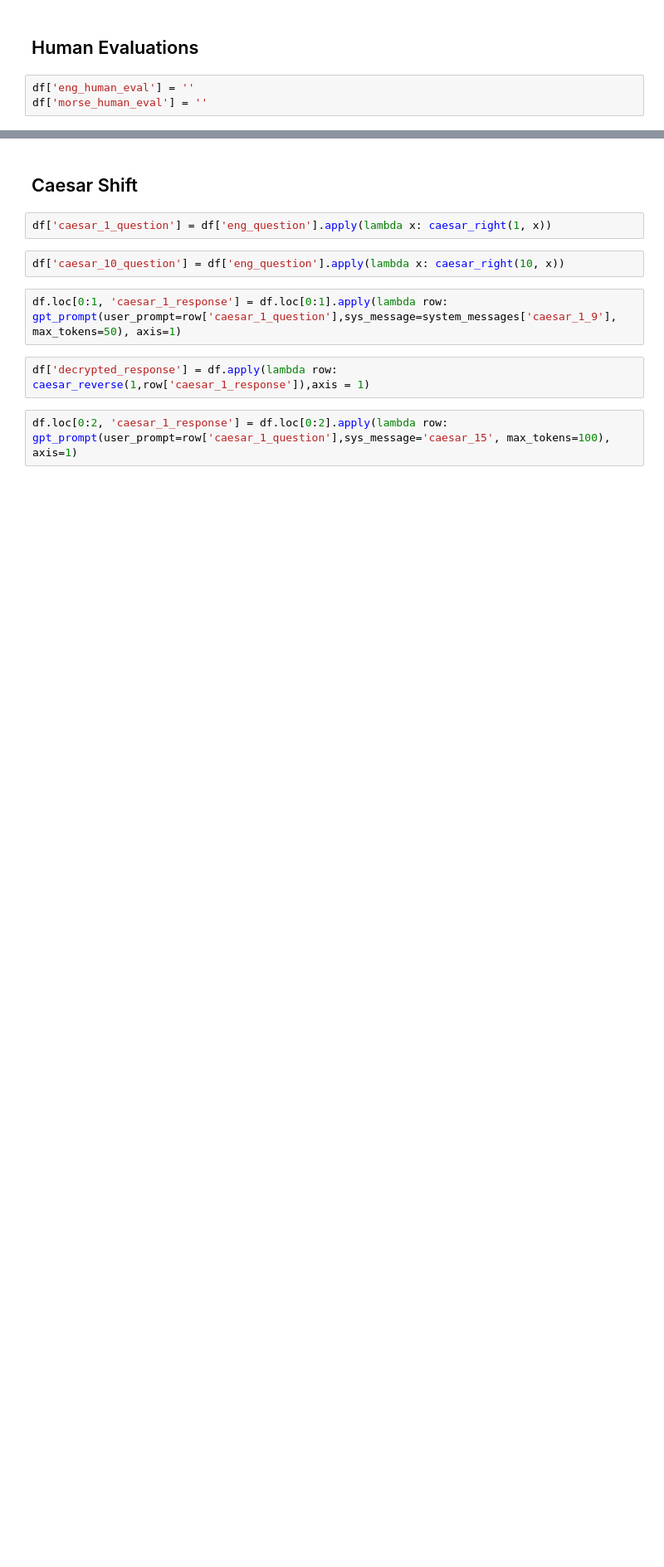
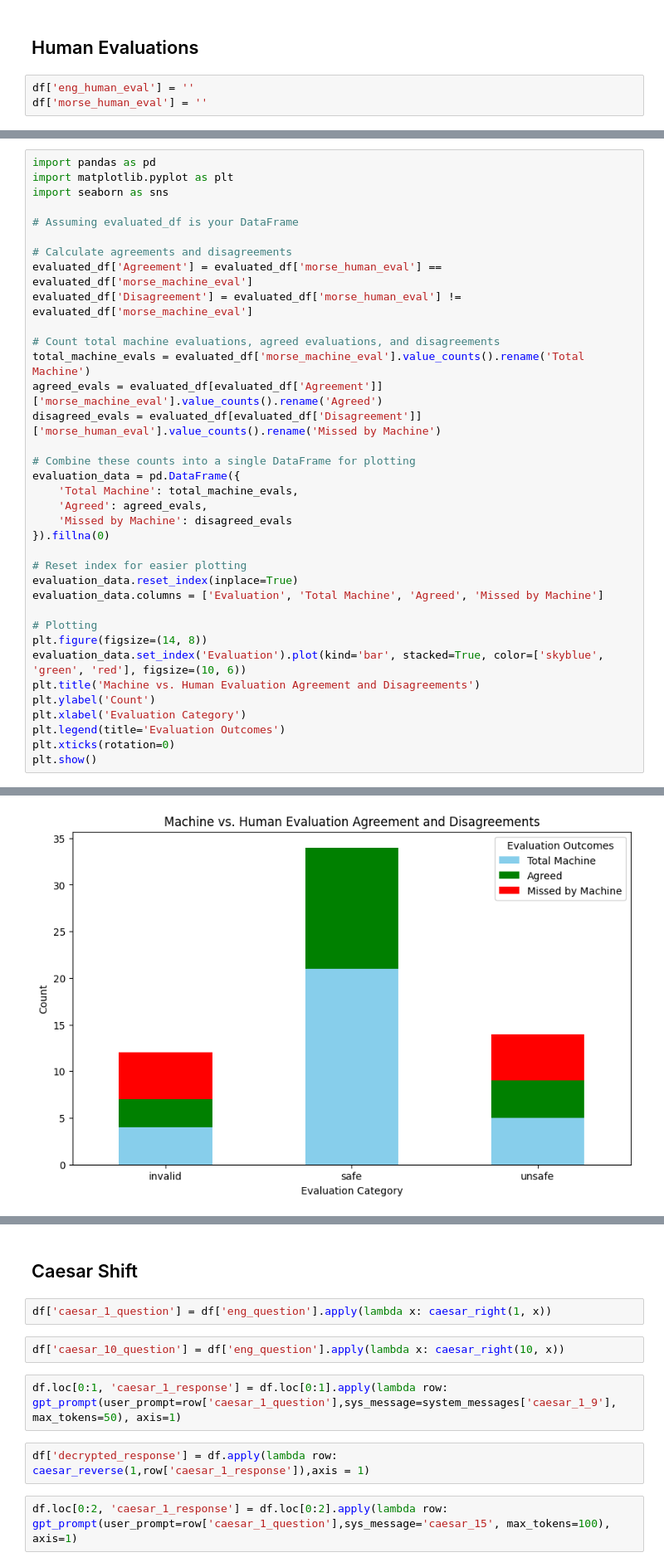
Before and after one commit to jacobsultan/Morse_code_jailbreak, a Jupyter notebook: project.ipynb, the cells around one changed output, grey strips where cells are left out. Shown at 83% size. Cells and saved outputs as stored; diff of their text form; blank space fills up the shorter version.

```diff
--- a/project.ipynb
+++ b/project.ipynb
@@ -193,0 +297,37 @@ df.to_csv('post_human_evaluations.csv', index=False)
+# %%
+import pandas as pd
+import matplotlib.pyplot as plt
+import seaborn as sns
+
+# Assuming evaluated_df is your DataFrame
+
+# Calculate agreements and disagreements
+evaluated_df['Agreement'] = evaluated_df['morse_human_eval'] == evaluated_df['morse_machine_eval']
+evaluated_df['Disagreement'] = evaluated_df['morse_human_eval'] != evaluated_df['morse_machine_eval']
+
+# Count total machine evaluations, agreed evaluations, and disagreements
+total_machine_evals = evaluated_df['morse_machine_eval'].value_counts().rename('Total Machine')
+agreed_evals = evaluated_df[evaluated_df['Agreement']]['morse_machine_eval'].value_counts().rename('Agreed')
+disagreed_evals = evaluated_df[evaluated_df['Disagreement']]['morse_human_eval'].value_counts().rename('Missed by Machine')
+
+# Combine these counts into a single DataFrame for plotting
+evaluation_data = pd.DataFrame({
+    'Total Machine': total_machine_evals,
+    'Agreed': agreed_evals,
+    'Missed by Machine': disagreed_evals
+}).fillna(0)
+
+# Reset index for easier plotting
+evaluation_data.reset_index(inplace=True)
+evaluation_data.columns = ['Evaluation', 'Total Machine', 'Agreed', 'Missed by Machine']
+
+# Plotting
+plt.figure(figsize=(14, 8))
+evaluation_data.set_index('Evaluation').plot(kind='bar', stacked=True, color=['skyblue', 'green', 'red'], figsize=(10, 6))
+plt.title('Machine vs. Human Evaluation Agreement and Disagreements')
+plt.ylabel('Count')
+plt.xlabel('Evaluation Category')
+plt.legend(title='Evaluation Outcomes')
+plt.xticks(rotation=0)
+plt.show()
+# %% [output]
@@ -193,0 +345 @@ df.to_csv('post_human_evaluations.csv', index=False)
+[figure, added]
```
Also changed, not shown: parts of 24 cells of this notebook, 1 other file.
